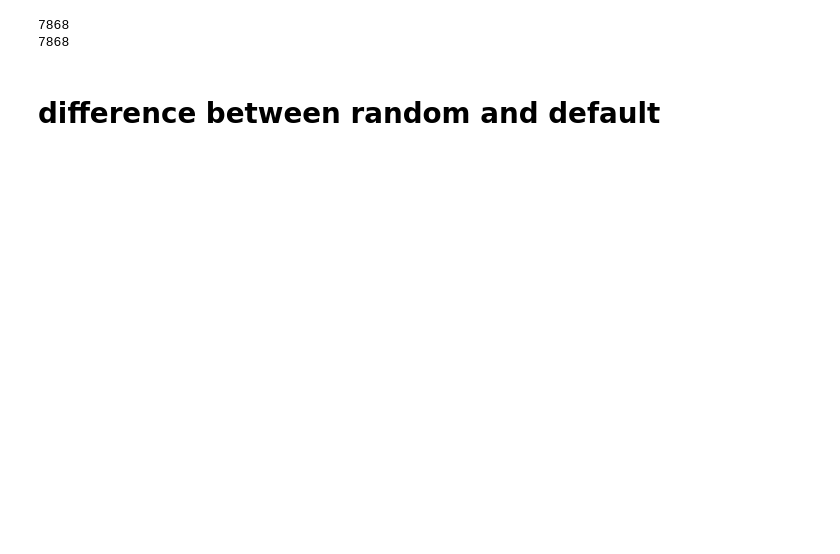
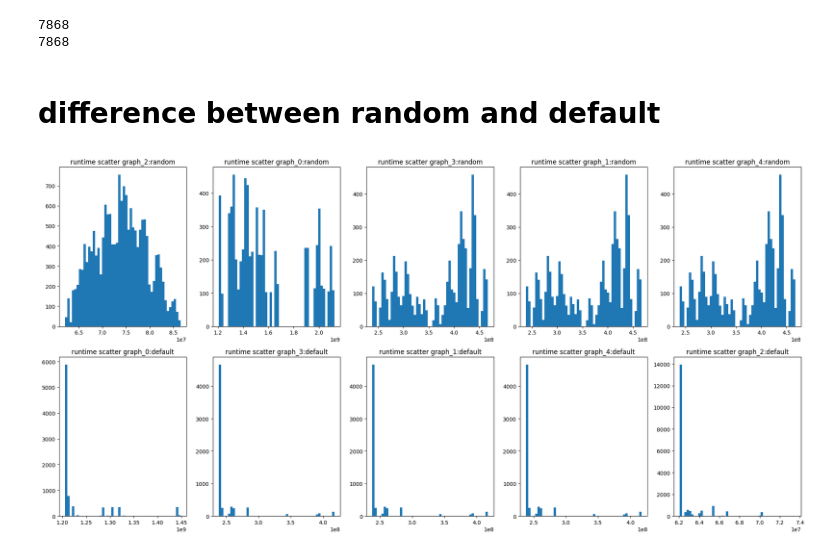
Before and after one commit to SamratThapa120/nn-runtime-network, a Jupyter notebook: notebooks/EDA_torch.ipynb, the cells around one changed output. Drawn from its saved outputs; the diff is of its cells as text; code cells hidden in the pictures; blank space fills up the shorter version.

```diff
--- a/notebooks/EDA_torch.ipynb
+++ b/notebooks/EDA_torch.ipynb
@@ -63 +126,38 @@ df["modelname"] = df.path.apply(lambda x: x.split("/")[-1])
+# %%
+import numpy as np
+import matplotlib.pyplot as plt
+
+# Assuming df is your DataFrame
+
+# Set up the figure and axes for a 2x5 grid
+fig, axs = plt.subplots(2, 5, figsize=(20, 10))  # 2 rows, 5 columns
+
+# Initialize a counter for the subplot index
+subplot_idx = 0
+
+for gidx in range(5):
+    mname = df[(df.modeltype == "xla") & (df.graphtype == "layout") & (df.split == "valid")].modelname.sample(1).to_list()[0]
+    pths = df[(df.modeltype == "xla") & (df.graphtype == "layout") & (df.split == "valid") & (df.modelname == mname)].path.to_list()
+    conftype = df[(df.modeltype == "xla") & (df.graphtype == "layout") & (df.split == "valid") & (df.modelname == mname)].config_type.to_list()
+
+    if len(pths) == 2:
+        for i, (p, ct) in enumerate(zip(pths, conftype)):
+            info = dict(np.load(p))
+            y = info["config_runtime"]
+
+            # Determine the row and column index for the current subplot
+            row_idx = 0 if ct=="random" else 1
+            col_idx = subplot_idx % 5
+
+            axs[row_idx, col_idx].hist(y, bins=50)
+            axs[row_idx, col_idx].set_title(f"runtime scatter graph_{gidx}:{ct}")
+
+            # Increment the subplot index
+            subplot_idx += 1
+
+# Adjust the layout
+plt.tight_layout()
+plt.show()
+# %% [output]
+[figure, added]
 # %%
```
Also changed, not shown: parts of 18 cells of this notebook, 55 other files.
